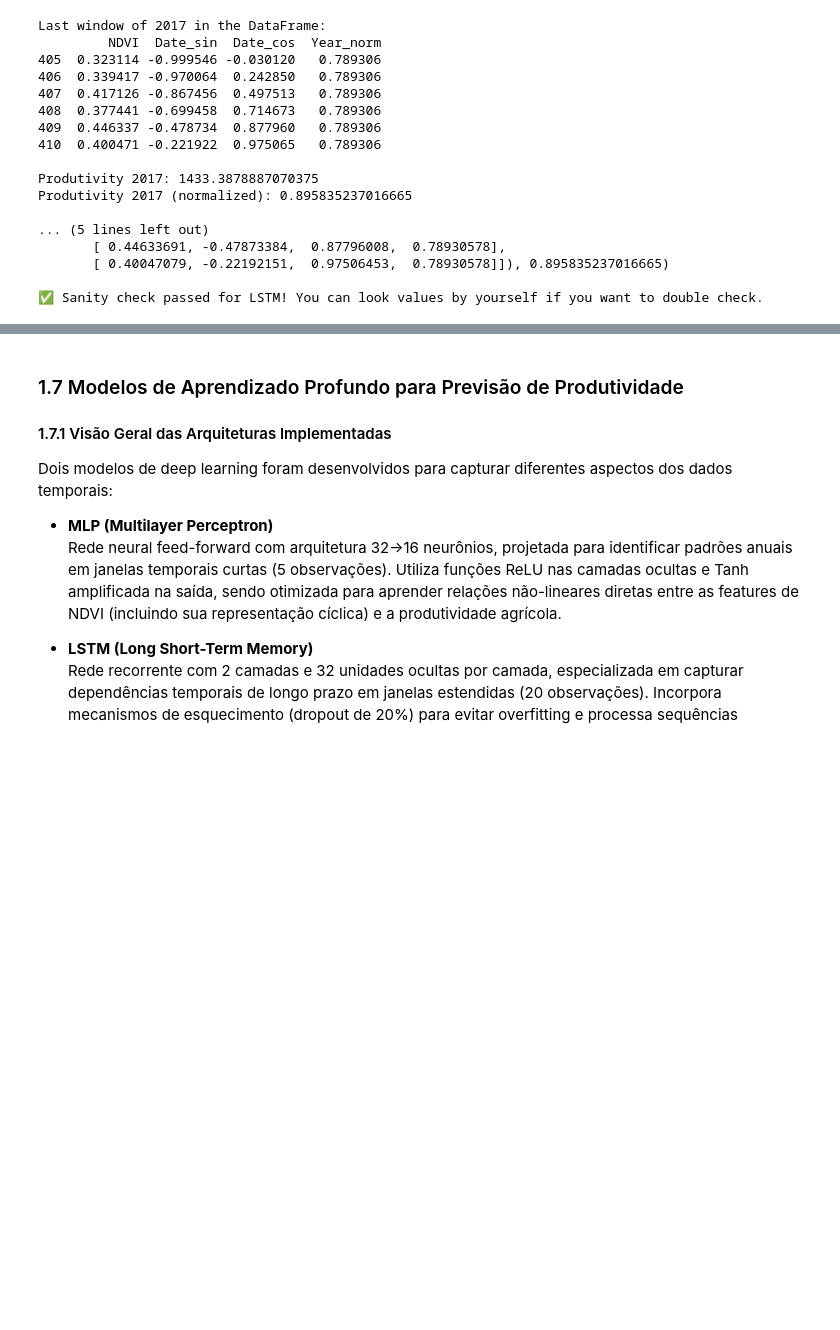
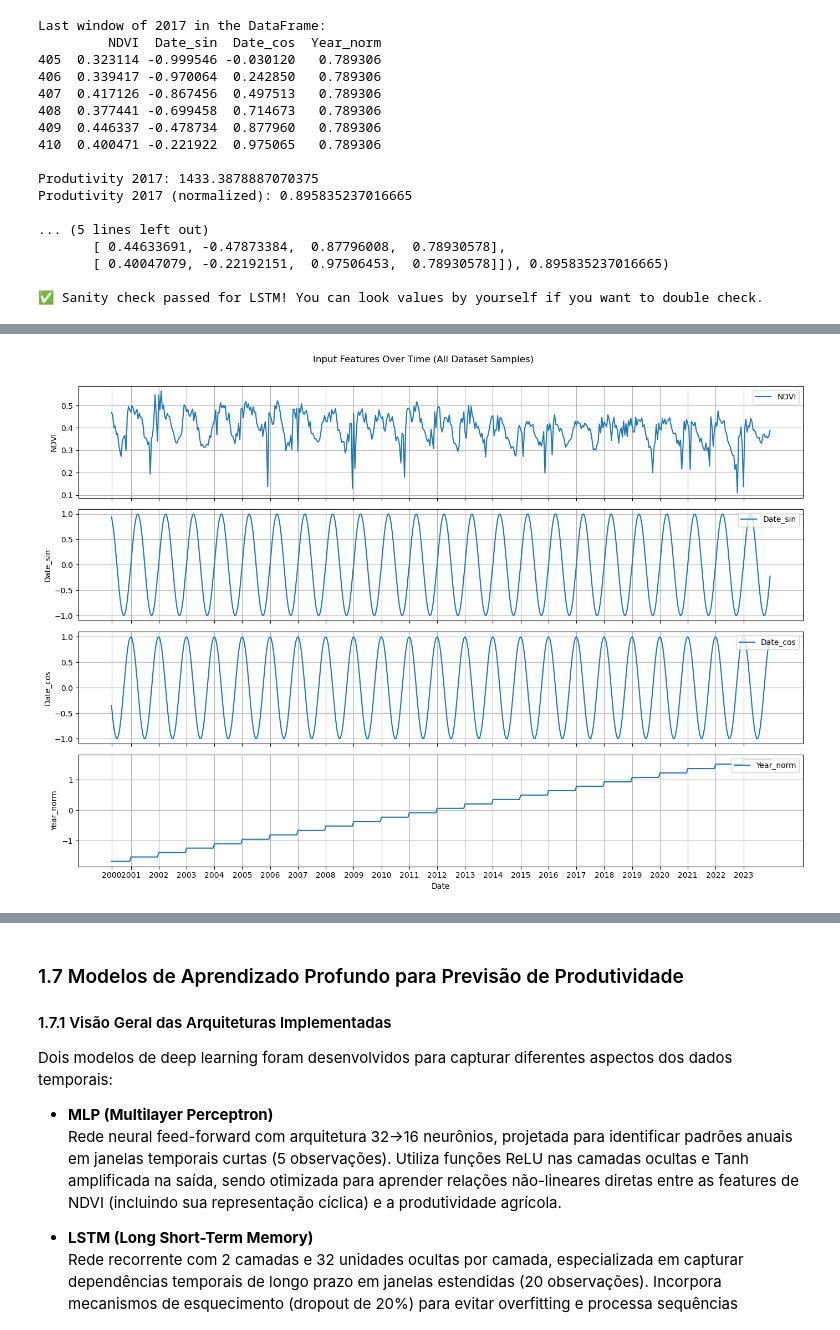
Before and after one commit to luisfuturist/ec-ingredion-3, a Jupyter notebook: notebooks/ml.ipynb, the cells around one changed output, grey strips where cells are left out. Saved outputs shown, nothing was run; the diff lists cells and outputs as text; code cells hidden in the pictures; blank space fills up the shorter version.

```diff
--- a/notebooks/ml.ipynb
+++ b/notebooks/ml.ipynb
@@ -434,0 +428,46 @@ Esta abordagem permite capturar padrões temporais complexos e transições suav
+# %%
+# Combine all years from train, validation, and test
+all_years = list(years_train) + years_validation + years_test
+all_years = sorted(all_years)
+
+# Build a DatasetYearOfLast for all years
+all_dataset = DatasetYearOfLast(
+    NDVI[NDVI["Year"].isin(all_years)], PROD, MLP_WINDOW_SIZE
+)
+
+# DataLoader for all data (no shuffle, batch size 4 for consistency)
+all_loader = torch.utils.data.DataLoader(
+    all_dataset, batch_size=4, shuffle=False, drop_last=False
+)
+
+# Plot NDVI, Date_sin, Date_cos, and Year_norm over time for all years in all_dataset
+features = ["NDVI", "Date_sin", "Date_cos", "Year_norm"]
+fig, axs = plt.subplots(len(features), 1, figsize=(14, 10), sharex=True)
+
+# Collect the last date of each window in all_dataset
+dates = []
+years_for_ticks = []
+tick_positions = []
+for idx, (window, year) in enumerate(all_dataset.samples):
+    last_date = window.iloc[-1]["Data"]
+    dates.append(last_date)
+    if len(years_for_ticks) == 0 or year != years_for_ticks[-1]:
+        years_for_ticks.append(year)
+        tick_positions.append(len(dates) - 1)
+
+# Plot each feature for the last row of each window
+for i, feature in enumerate(features):
+    values = [window.iloc[-1][feature] for window, _ in all_dataset.samples]
+    axs[i].plot(dates, values, label=feature)
+    axs[i].set_ylabel(feature)
+    axs[i].legend(loc="upper right")
+    axs[i].grid(True)
+
+axs[-1].set_xlabel("Date")
+axs[-1].set_xticks(tick_positions)
+axs[-1].set_xticklabels([str(y) for y in years_for_ticks], rotation=0)
+plt.suptitle("Input Features Over Time (All Dataset Samples)")
+plt.tight_layout(rect=[0, 0, 1, 0.97])
+plt.show()
+# %% [output]
+[figure, added]
```
Also changed, not shown: parts of 29 cells of this notebook, 2 other files.
